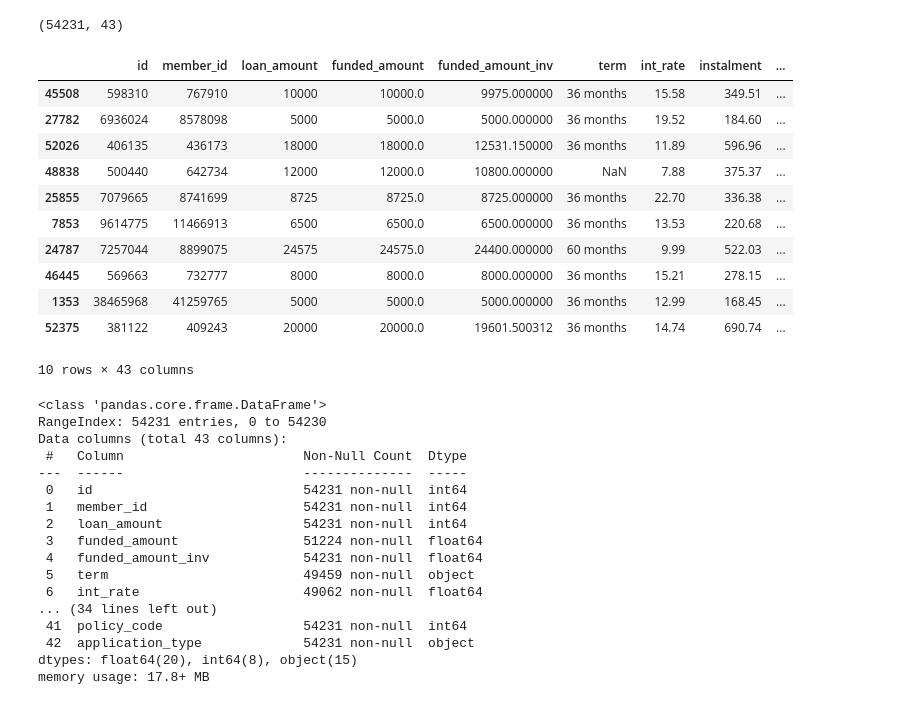
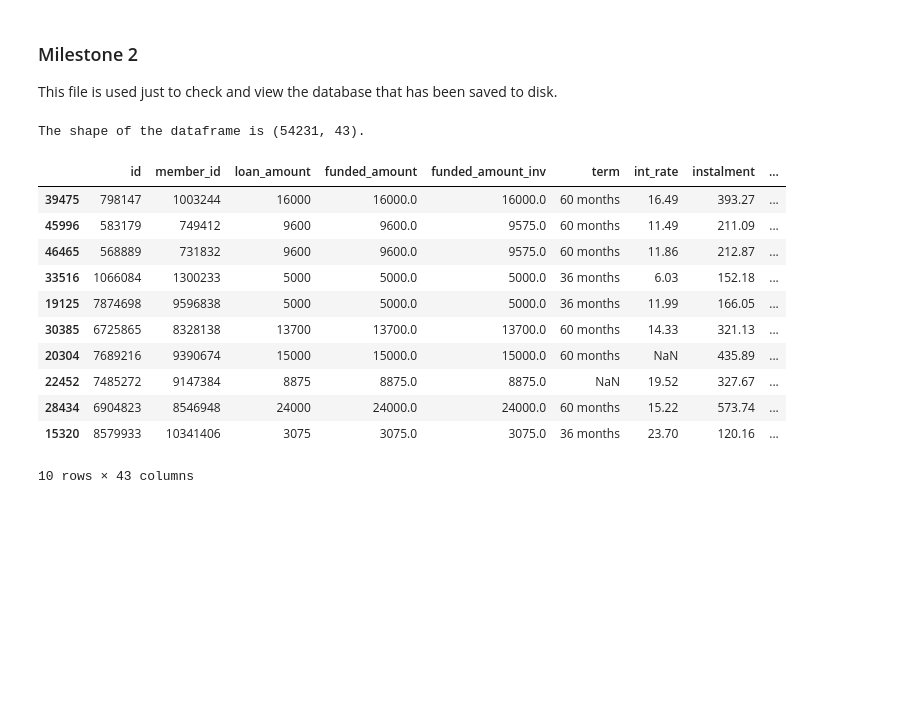
Before and after one commit to JDP3D/exploratory-data-analysis---customer-loans-in-finance305, a Jupyter notebook: milestone_02.ipynb, the cells around one changed output. Drawn from its saved outputs; the diff is of its cells as text; code cells hidden in the pictures; blank space fills up the shorter version.

```diff
--- a/milestone_02.ipynb
+++ b/milestone_02.ipynb
@@ -1 +1,5 @@
+# %% [markdown]
+### Milestone 2
+
+This file is used just to check and view the database that has been saved to disk.
 # %%
@@ -5,39 +10,21 @@ import db_utils
 df = db_utils.csv_to_dataframe('loan_payments.csv')
 # %%
 # check size and structure of the database
-print(df.shape)
+df_info = DataFrameInfo()
+df_info.print_shape(df)
 
 display(df.sample(10))
-
-df.info()
 # %% [output]
-(54231, 43)
+The shape of the dataframe is (54231, 43).
 |  | id | member_id | loan_amount | funded_amount | funded_amount_inv | term | int_rate | instalment | ... |
-| 45508 | 598310 | 767910 | 10000 | 10000.0 | 9975.000000 | 36 months | 15.58 | 349.51 | ... |
-| 27782 | 6936024 | 8578098 | 5000 | 5000.0 | 5000.000000 | 36 months | 19.52 | 184.60 | ... |
-| 52026 | 406135 | 436173 | 18000 | 18000.0 | 12531.150000 | 36 months | 11.89 | 596.96 | ... |
-| 48838 | 500440 | 642734 | 12000 | 12000.0 | 10800.000000 | NaN | 7.88 | 375.37 | ... |
-| 25855 | 7079665 | 8741699 | 8725 | 8725.0 | 8725.000000 | 36 months | 22.70 | 336.38 | ... |
-| 7853 | 9614775 | 11466913 | 6500 | 6500.0 | 6500.000000 | 36 months | 13.53 | 220.68 | ... |
-| 24787 | 7257044 | 8899075 | 24575 | 24575.0 | 24400.000000 | 60 months | 9.99 | 522.03 | ... |
-| 46445 | 569663 | 732777 | 8000 | 8000.0 | 8000.000000 | 36 months | 15.21 | 278.15 | ... |
-| 1353 | 38465968 | 41259765 | 5000 | 5000.0 | 5000.000000 | 36 months | 12.99 | 168.45 | ... |
-| 52375 | 381122 | 409243 | 20000 | 20000.0 | 19601.500312 | 36 months | 14.74 | 690.74 | ... |
+| 39475 | 798147 | 1003244 | 16000 | 16000.0 | 16000.0 | 60 months | 16.49 | 393.27 | ... |
+| 45996 | 583179 | 749412 | 9600 | 9600.0 | 9575.0 | 60 months | 11.49 | 211.09 | ... |
+| 46465 | 568889 | 731832 | 9600 | 9600.0 | 9575.0 | 60 months | 11.86 | 212.87 | ... |
+| 33516 | 1066084 | 1300233 | 5000 | 5000.0 | 5000.0 | 36 months | 6.03 | 152.18 | ... |
+| 19125 | 7874698 | 9596838 | 5000 | 5000.0 | 5000.0 | 36 months | 11.99 | 166.05 | ... |
+| 30385 | 6725865 | 8328138 | 13700 | 13700.0 | 13700.0 | 60 months | 14.33 | 321.13 | ... |
+| 20304 | 7689216 | 9390674 | 15000 | 15000.0 | 15000.0 | 60 months | NaN | 435.89 | ... |
+| 22452 | 7485272 | 9147384 | 8875 | 8875.0 | 8875.0 | NaN | 19.52 | 327.67 | ... |
+| 28434 | 6904823 | 8546948 | 24000 | 24000.0 | 24000.0 | 60 months | 15.22 | 573.74 | ... |
+| 15320 | 8579933 | 10341406 | 3075 | 3075.0 | 3075.0 | 36 months | 23.70 | 120.16 | ... |
 10 rows × 43 columns
-<class 'pandas.core.frame.DataFrame'>
-RangeIndex: 54231 entries, 0 to 54230
-Data columns (total 43 columns):
- #   Column                       Non-Null Count  Dtype
----  ------                       --------------  -----
- 0   id                           54231 non-null  int64
- 1   member_id                    54231 non-null  int64
- 2   loan_amount                  54231 non-null  int64
- 3   funded_amount                51224 non-null  float64
- 4   funded_amount_inv            54231 non-null  float64
- 5   term                         49459 non-null  object
- 6   int_rate                     49062 non-null  float64
-... (34 lines left out)
- 41  policy_code                  54231 non-null  int64
- 42  application_type             54231 non-null  object
-dtypes: float64(20), int64(8), object(15)
-memory usage: 17.8+ MB
```
Also changed, not shown: parts of 1 cell of this notebook, 10 other files.
